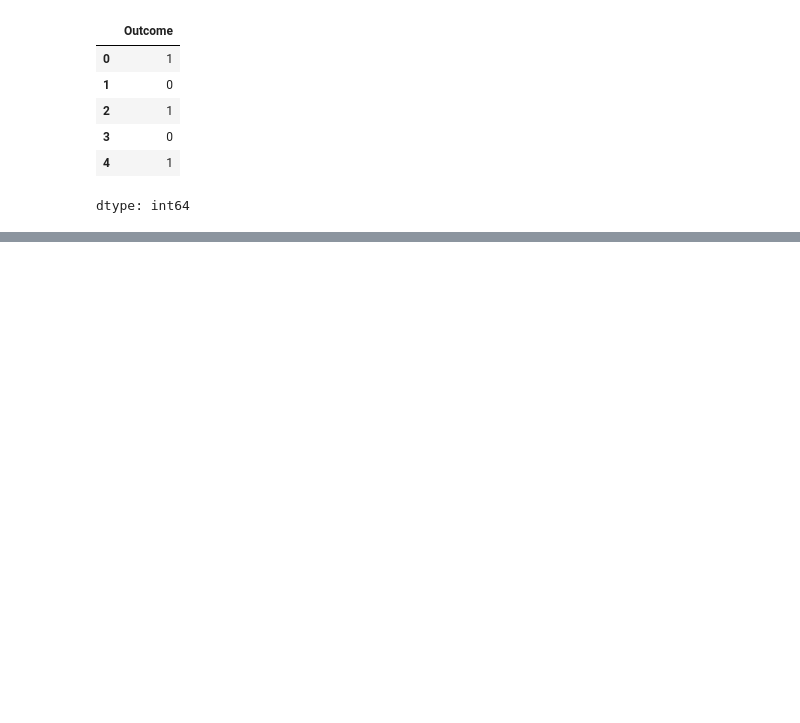
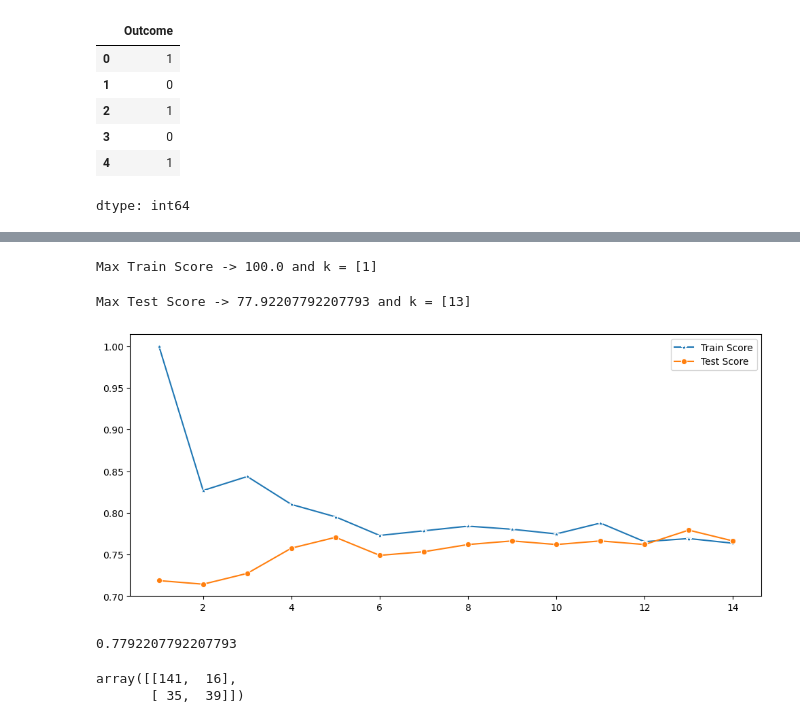
Before and after one commit to harunbansode/ML_Projects, a Jupyter notebook: EDA_Diabetes_Prediction_.ipynb, the cells around one changed output, grey strips where cells are left out. Cells and saved outputs as stored; diff of their text form; code cells hidden in the pictures; blank space fills up the shorter version.

```diff
--- a/EDA_Diabetes_Prediction_.ipynb
+++ b/EDA_Diabetes_Prediction_.ipynb
@@ -127,3 +129,17 @@ y.head()
 | 3 | 0 |
 | 4 | 1 |
 dtype: int64
+# %%
+X_train, X_test, y_train, y_test = train_test_split(X, y, test_size=0.3, random_state=0)
+# %%
+test_scores = []
+train_scores = []
+
+for i in range(1, 15):
+  knn = KNeighborsClassifier(i)
+  knn.fit(X_train, y_train)
+
+  train_scores.append(knn.score(X_train, y_train))
+  # print(f'train -> {train_scores}')
+  test_scores.append(knn.score(X_test, y_test))
+  # print(f'test -> {test_scores}')
@@ -129,0 +163,32 @@ dtype: int64
+# %%
+max_train_scores = max(train_scores)
+train_scores_index = [i for i, v in enumerate(train_scores) if v == max_train_scores]
+print(f'Max Train Score -> {max_train_scores*100} and k = {list(map(lambda x: x+1, train_scores_index))}')
+# %% [output]
+Max Train Score -> 100.0 and k = [1]
+# %%
+max_test_scores = max(test_scores)
+test_scores_index = [i for i, v in enumerate(test_scores) if v == max_test_scores]
+print(f'Max Test Score -> {max_test_scores*100} and k = {list(map(lambda x: x+1, test_scores_index))}')
+# %% [output]
+Max Test Score -> 77.92207792207793 and k = [13]
+# %%
+plt.figure(figsize= (12, 5))
+sns.lineplot(x=range(1, 15), y=train_scores, marker='*', label='Train Score')
+sns.lineplot(x=range(1, 15), y=test_scores, marker='o', label='Test Score')
+plt.show()
+# %% [output]
+[figure, added]
+# %%
+knn = KNeighborsClassifier(13)
+knn.fit(X_train, y_train)
+knn.score(X_test, y_test)
+# %% [output]
+0.7792207792207793
+# %%
+from sklearn.metrics import confusion_matrix
+y_pred = knn.predict(X_test)
+confusion_matrix(y_test, y_pred)
+# %% [output]
+array([[141,  16],
+       [ 35,  39]])
```
Also changed, not shown: parts of 3 cells of this notebook.
